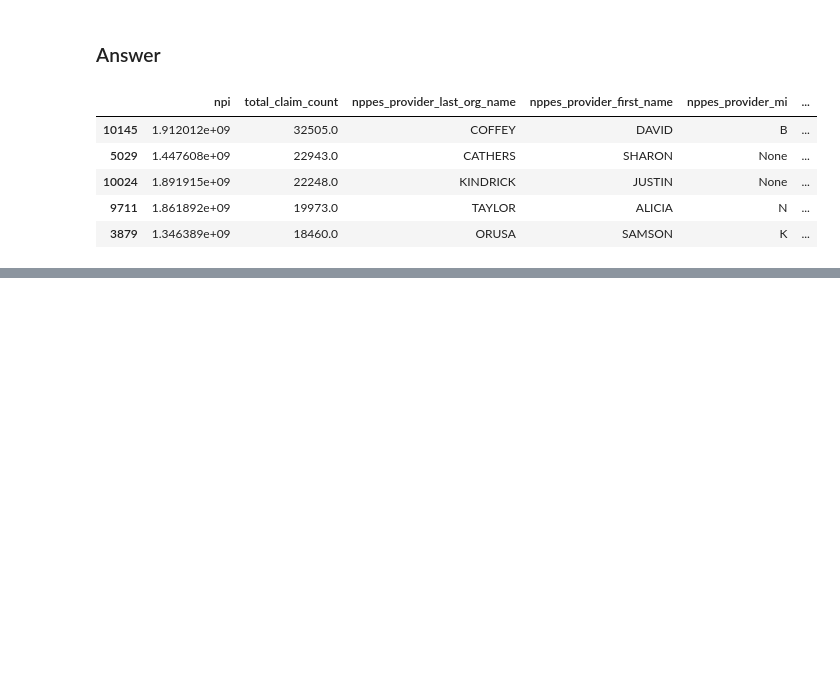
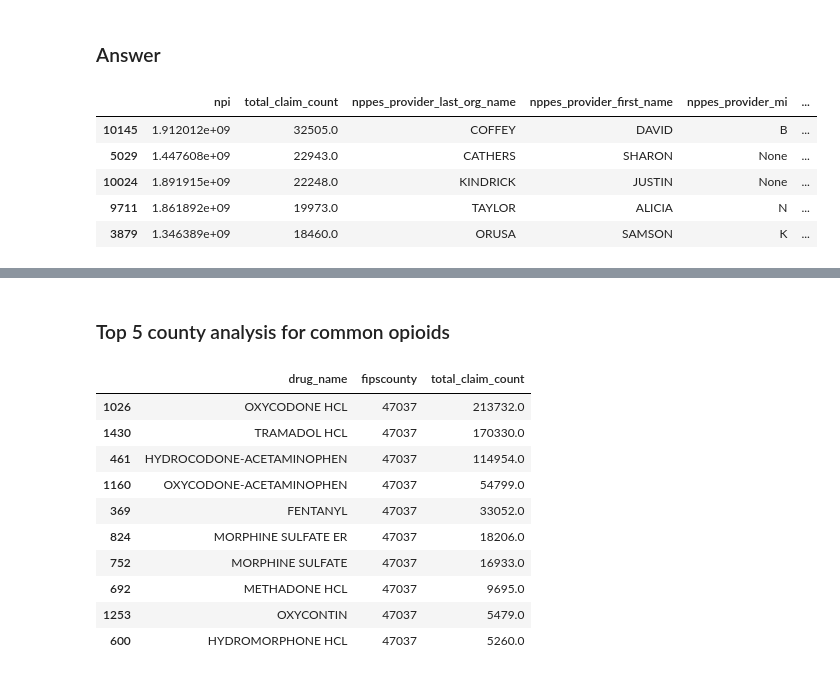
Before and after one commit to NSS-Data-Analytics-Cohort-14/prescribers-python-da14-too-legit-to-git, a Jupyter notebook: notebooks/prescribers.ipynb, the cells around one changed output, grey strips where cells are left out. Drawn from its saved outputs; the diff is of its cells as text; code cells hidden in the pictures; blank space fills up the shorter version.

```diff
--- a/notebooks/prescribers.ipynb
+++ b/notebooks/prescribers.ipynb
@@ -284,0 +373,3 @@ prescriber_count.head()
+# %%
+zips_final = zip_fips_filtered[['zip', 'fipscounty']]
+zips_final.head()
@@ -284,0 +424,3 @@ prescriber_count.head()
+# %%
+prescription_zip = pd.merge(drug_prescription_merge, prescriber_zip, on='npi', how='left')
+prescription_zip.head()
@@ -284,0 +434,5 @@ prescriber_count.head()
+# %%
+opioid_drug_zip = prescription_zip.drop(columns = ['npi'], axis = 1)
+opioid_drug_group = opioid_drug_zip.groupby(['drug_name', 'nppes_provider_zip5'], as_index=False).sum()
+opioid_drug_group = opioid_drug_group[opioid_drug_group['total_claim_count'] > 0]
+opioid_drug_group.head()
@@ -284,0 +446,5 @@ prescriber_count.head()
+# %%
+opioid_drug_county = pd.merge(opioid_drug_group, zips_final, left_on='nppes_provider_zip5', right_on='zip', how='left')
+opioid_drug_county = opioid_drug_county.drop(columns = ['nppes_provider_zip5', 'zip'], axis = 1)
+opioid_drug_county_summed = opioid_drug_county.groupby(['drug_name', 'fipscounty'], as_index=False).sum()
+opioid_drug_county_summed.head()
@@ -284,0 +479,17 @@ prescriber_count.head()
+# %% [markdown]
+### Top 5 county analysis for common opioids
+# %%
+opioid_drug_county_group_47037 = opioid_drug_county_summed[opioid_drug_county_summed['fipscounty'] == '47037'].sort_values(by=['total_claim_count'], ascending=False)
+opioid_drug_county_group_47037.head(10)
+# %% [output]
+|  | drug_name | fipscounty | total_claim_count |
+| 1026 | OXYCODONE HCL | 47037 | 213732.0 |
+| 1430 | TRAMADOL HCL | 47037 | 170330.0 |
+| 461 | HYDROCODONE-ACETAMINOPHEN | 47037 | 114954.0 |
+| 1160 | OXYCODONE-ACETAMINOPHEN | 47037 | 54799.0 |
+| 369 | FENTANYL | 47037 | 33052.0 |
+| 824 | MORPHINE SULFATE ER | 47037 | 18206.0 |
+| 752 | MORPHINE SULFATE | 47037 | 16933.0 |
+| 692 | METHADONE HCL | 47037 | 9695.0 |
+| 1253 | OXYCONTIN | 47037 | 5479.0 |
+| 600 | HYDROMORPHONE HCL | 47037 | 5260.0 |
```
Also changed, not shown: parts of 37 cells of this notebook.
